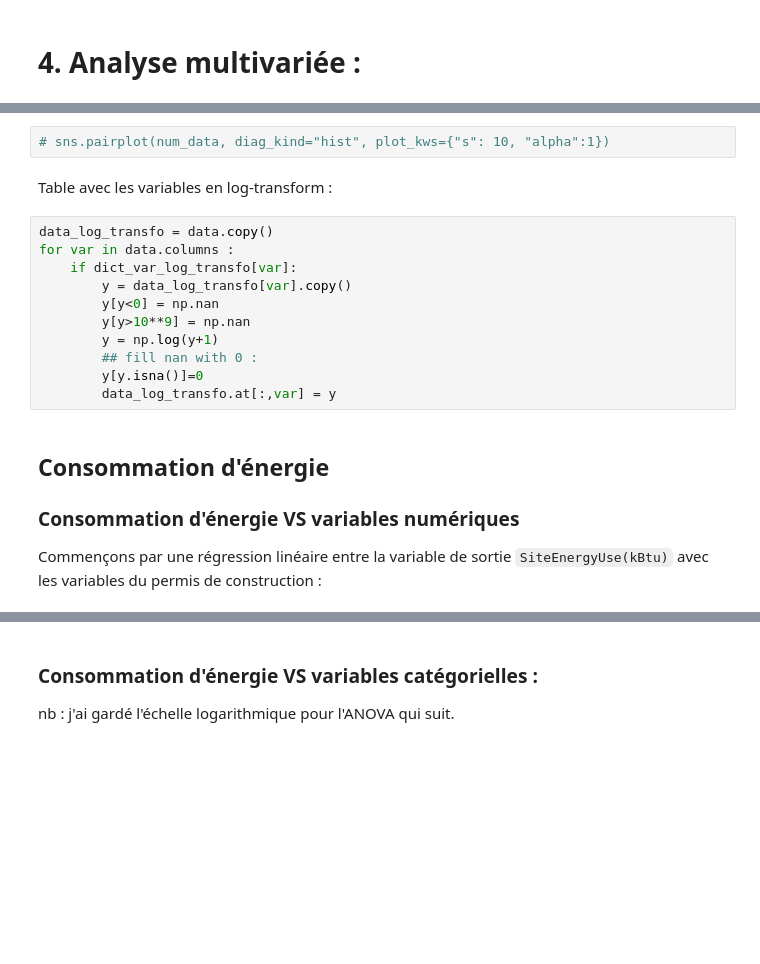
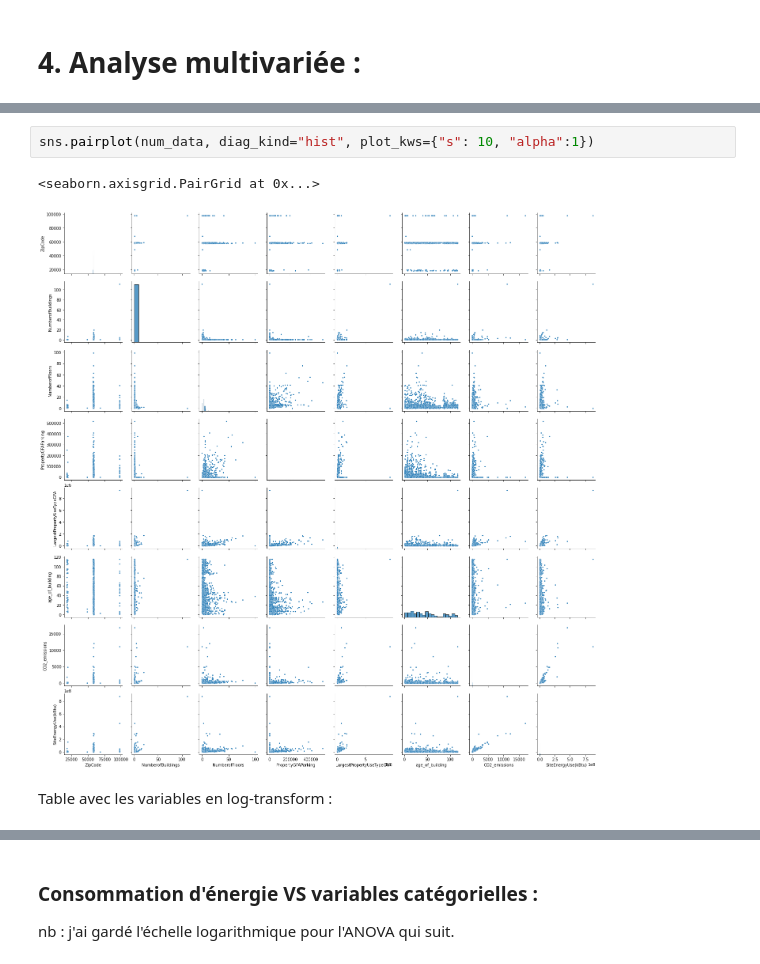
Before and after one commit to ClaireGayral/formation_openclassroom, a Jupyter notebook: P3_gayral_claire/preprocess.ipynb, the cells around one changed output, grey strips where cells are left out. Saved outputs shown, nothing was run; the diff lists cells and outputs as text; blank space fills up the shorter version.

````diff
--- a/P3_gayral_claire/preprocess.ipynb
+++ b/P3_gayral_claire/preprocess.ipynb
@@ -701,20 +701,7 @@ num_data.head()
 # %%
-# sns.pairplot(num_data, diag_kind="hist", plot_kws={"s": 10, "alpha":1})
+sns.pairplot(num_data, diag_kind="hist", plot_kws={"s": 10, "alpha":1})
+# %% [output]
+<seaborn.axisgrid.PairGrid at 0x...>
+[figure, added]
-# %% [markdown]
-Table avec les variables en log-transform :
-# %%
-data_log_transfo = data.copy()
-for var in data.columns :
-    if dict_var_log_transfo[var]:
-        y = data_log_transfo[var].copy()
-        y[y<0] = np.nan
-        y[y>10**9] = np.nan
-        y = np.log(y+1)
-        ## fill nan with 0 :
-        y[y.isna()]=0
-        data_log_transfo.at[:,var] = y
-# %% [markdown]
-## Consommation d'énergie
-
-### Consommation d'énergie VS variables numériques
-Commençons par une régression linéaire entre la variable de sortie ```SiteEnergyUse(kBtu)``` avec les variables du permis de construction :
+# %% [markdown]
+Table avec les variables en log-transform :
````
Also changed, not shown: parts of 57 cells of this notebook, 2 other files.
